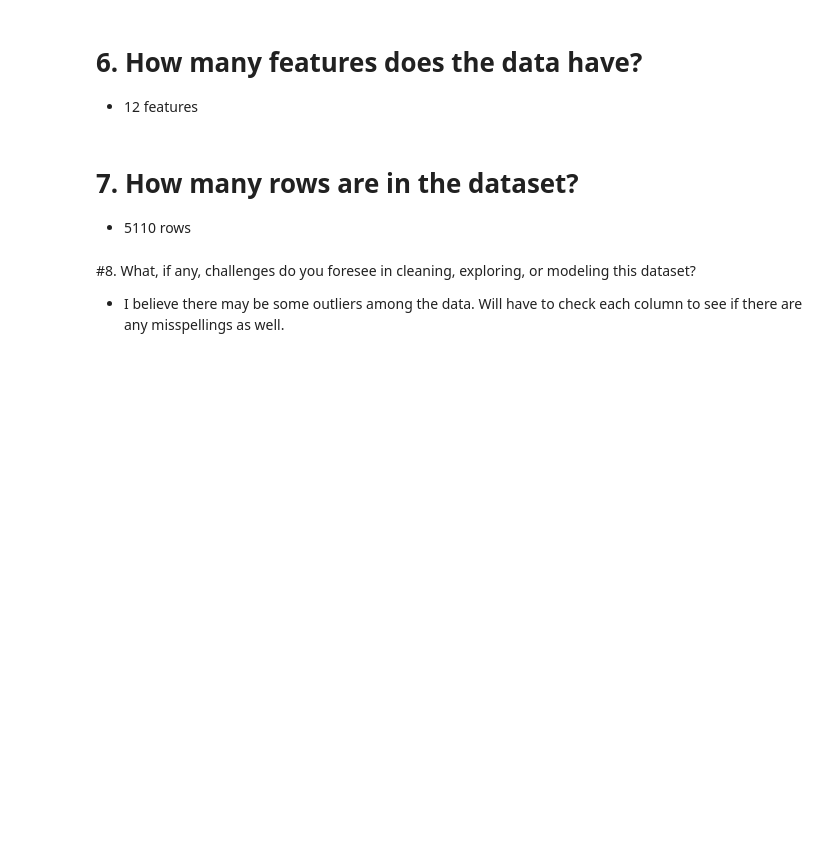
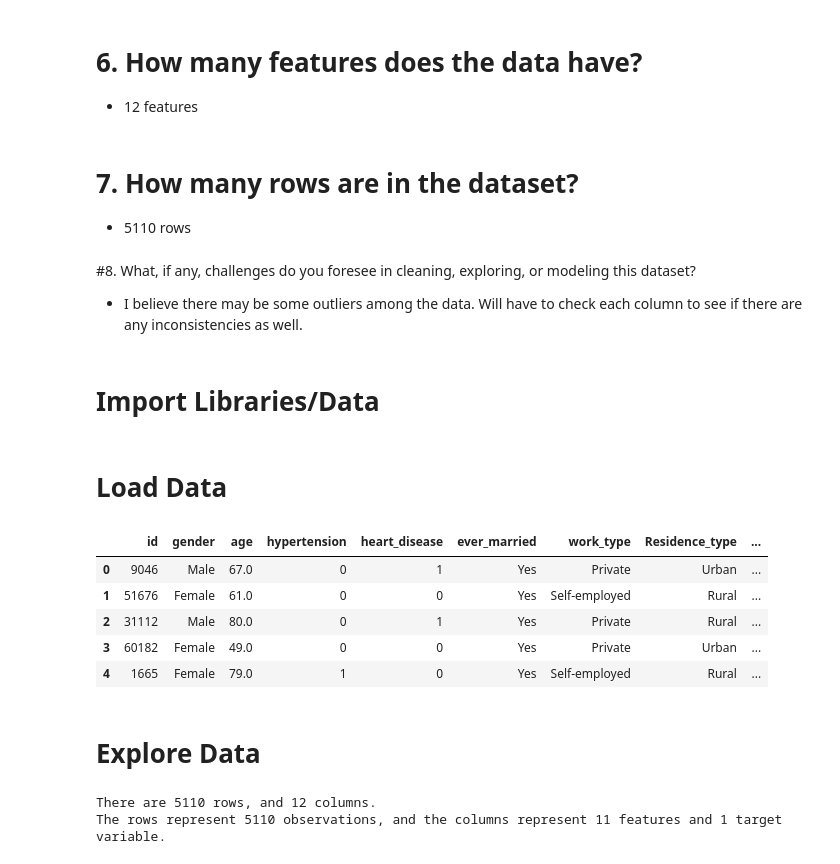
Before and after one commit to tjbingamon/Stroke-Prediction-Dataset, a Jupyter notebook: Stroke_Prediction.ipynb, the cells around one changed output. Cells and saved outputs as stored; diff of their text form; code cells hidden in the pictures; blank space fills up the shorter version.

```diff
--- a/Stroke_Prediction.ipynb
+++ b/Stroke_Prediction.ipynb
@@ -49,4 +49,6 @@
 # %% [markdown]
 #8. What, if any, challenges do you foresee in cleaning, exploring, or modeling this dataset?
 
-- I believe there may be some outliers among the data. Will have to check each column to see if there are any misspellings as well.
+- I believe there may be some outliers among the data. Will have to check each column to see if there are any inconsistencies as well.
+# %% [markdown]
+# **Import Libraries/Data**
@@ -52,0 +85,23 @@
+# %% [markdown]
+# **Load Data**
+# %%
+# Load Data
+df = pd.read_csv ('/content/drive/MyDrive/Homework Stuff/healthcare-dataset-stroke-data.csv')
+df.head()
+# %% [output]
+|  | id | gender | age | hypertension | heart_disease | ever_married | work_type | Residence_type | ... |
+| 0 | 9046 | Male | 67.0 | 0 | 1 | Yes | Private | Urban | ... |
+| 1 | 51676 | Female | 61.0 | 0 | 0 | Yes | Self-employed | Rural | ... |
+| 2 | 31112 | Male | 80.0 | 0 | 1 | Yes | Private | Rural | ... |
+| 3 | 60182 | Female | 49.0 | 0 | 0 | Yes | Private | Urban | ... |
+| 4 | 1665 | Female | 79.0 | 1 | 0 | Yes | Self-employed | Rural | ... |
+# %% [markdown]
+# **Explore Data**
+# %%
+# Display the number of rows and columns for the dataframe
+df.shape
+print(f'There are {df.shape[0]} rows, and {df.shape[1]} columns.')
+print(f'The rows represent {df.shape[0]} observations, and the columns represent {df.shape[1]-1} features and 1 target variable.')
+# %% [output]
+There are 5110 rows, and 12 columns.
+The rows represent 5110 observations, and the columns represent 11 features and 1 target variable.
```
Also changed, not shown: parts of 25 cells of this notebook.
